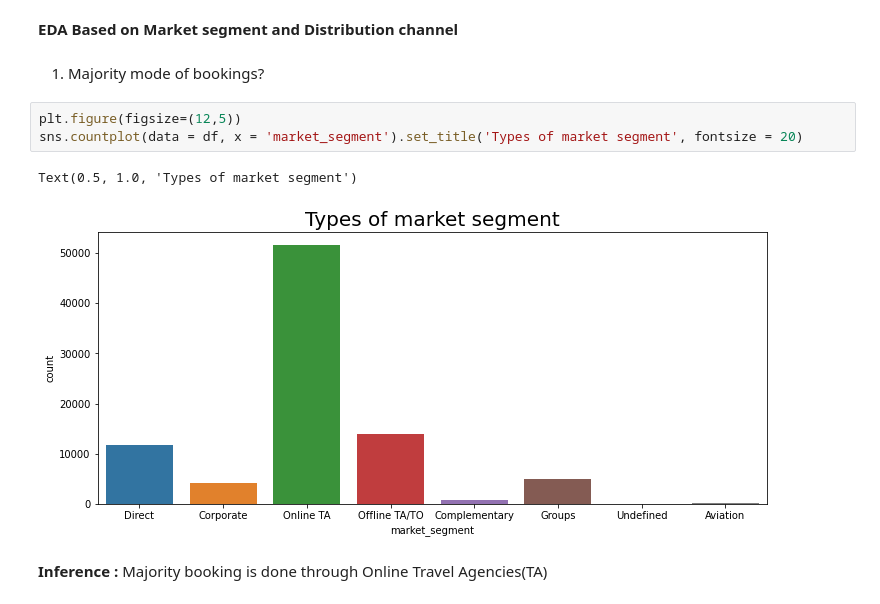
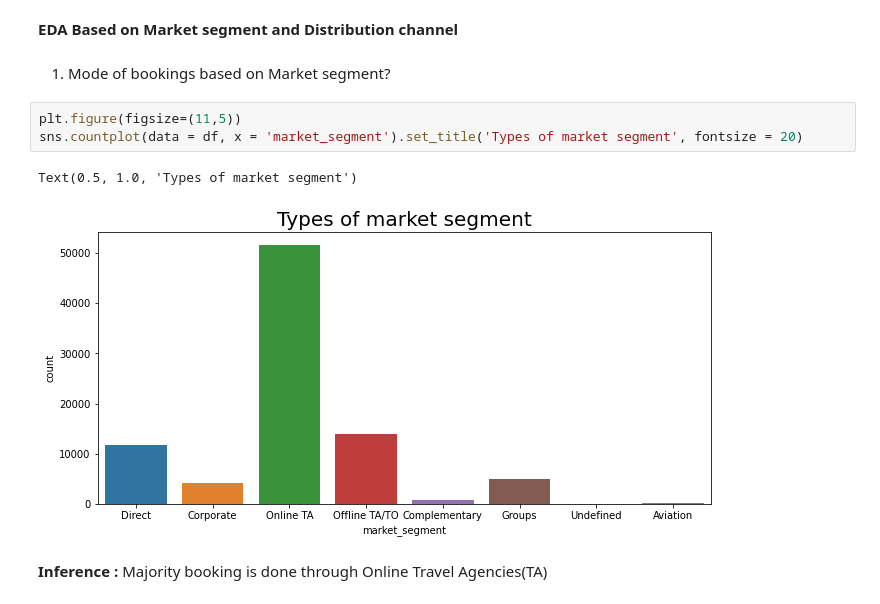
Before and after one commit to rohithv-21/Hotel-booking-analysis, a Jupyter notebook: Hotel_booking_analysis_(Team).ipynb, the cells around one changed output. Drawn from its saved outputs; the diff is of its cells as text.

```diff
--- a/Hotel_booking_analysis_(Team).ipynb
+++ b/Hotel_booking_analysis_(Team).ipynb
@@ -414,13 +475,13 @@ Text(0.5, 1.0, 'Number of arrival per day')
 # %% [markdown]
 **EDA Based on Market segment and Distribution channel**
 # %% [markdown]
-1) Majority mode of bookings?
+1) Mode of bookings based on Market segment?
 # %%
-plt.figure(figsize=(12,5))
+plt.figure(figsize=(11,5))
 sns.countplot(data = df, x = 'market_segment').set_title('Types of market segment', fontsize = 20)
 # %% [output]
 Text(0.5, 1.0, 'Types of market segment')
-[figure, old version]
+[figure, new version]
 # %% [markdown]
 **Inference :** Majority booking is done through Online Travel Agencies(TA)
 # %% [markdown]
```
Also changed, not shown: parts of 37 cells of this notebook.
